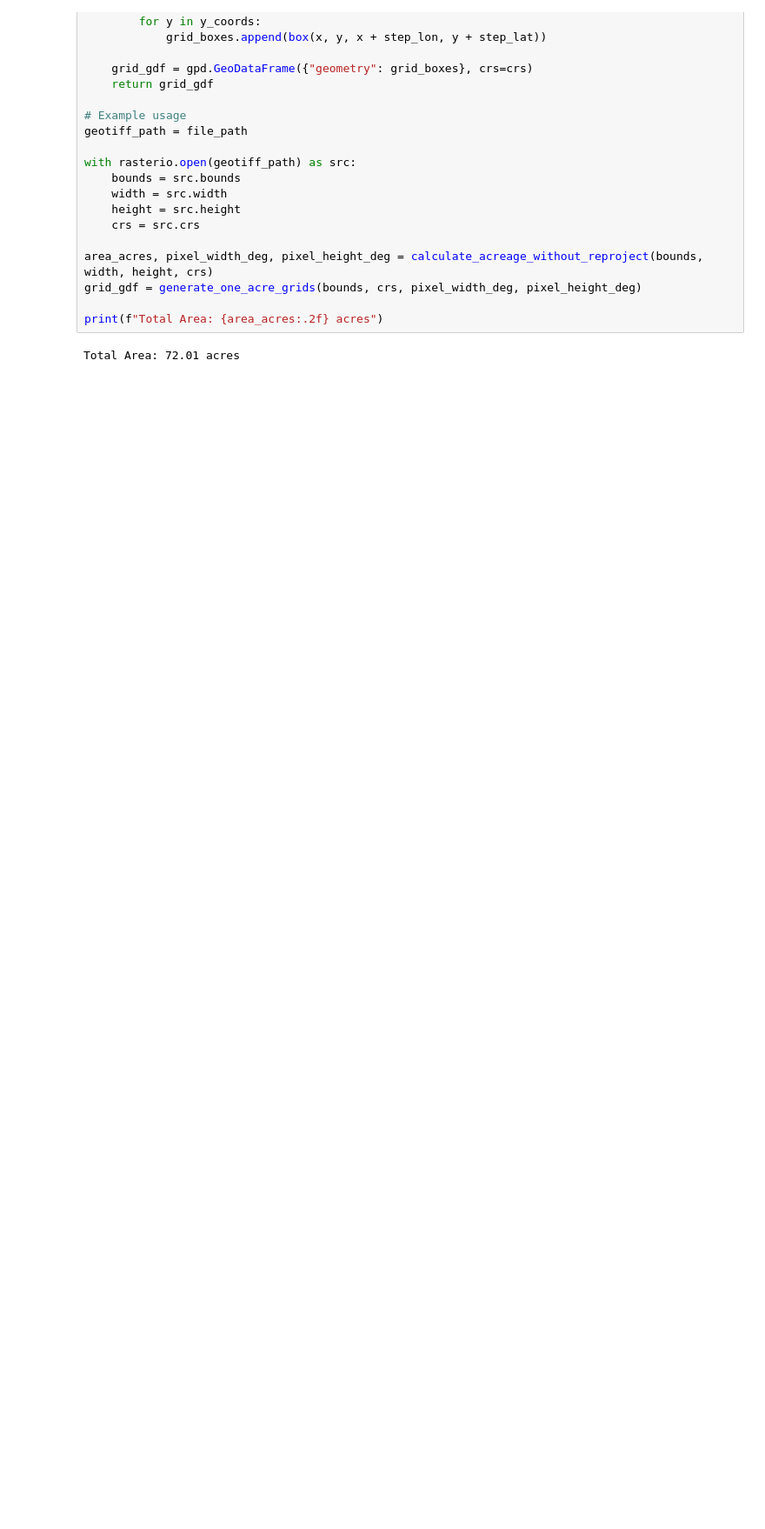
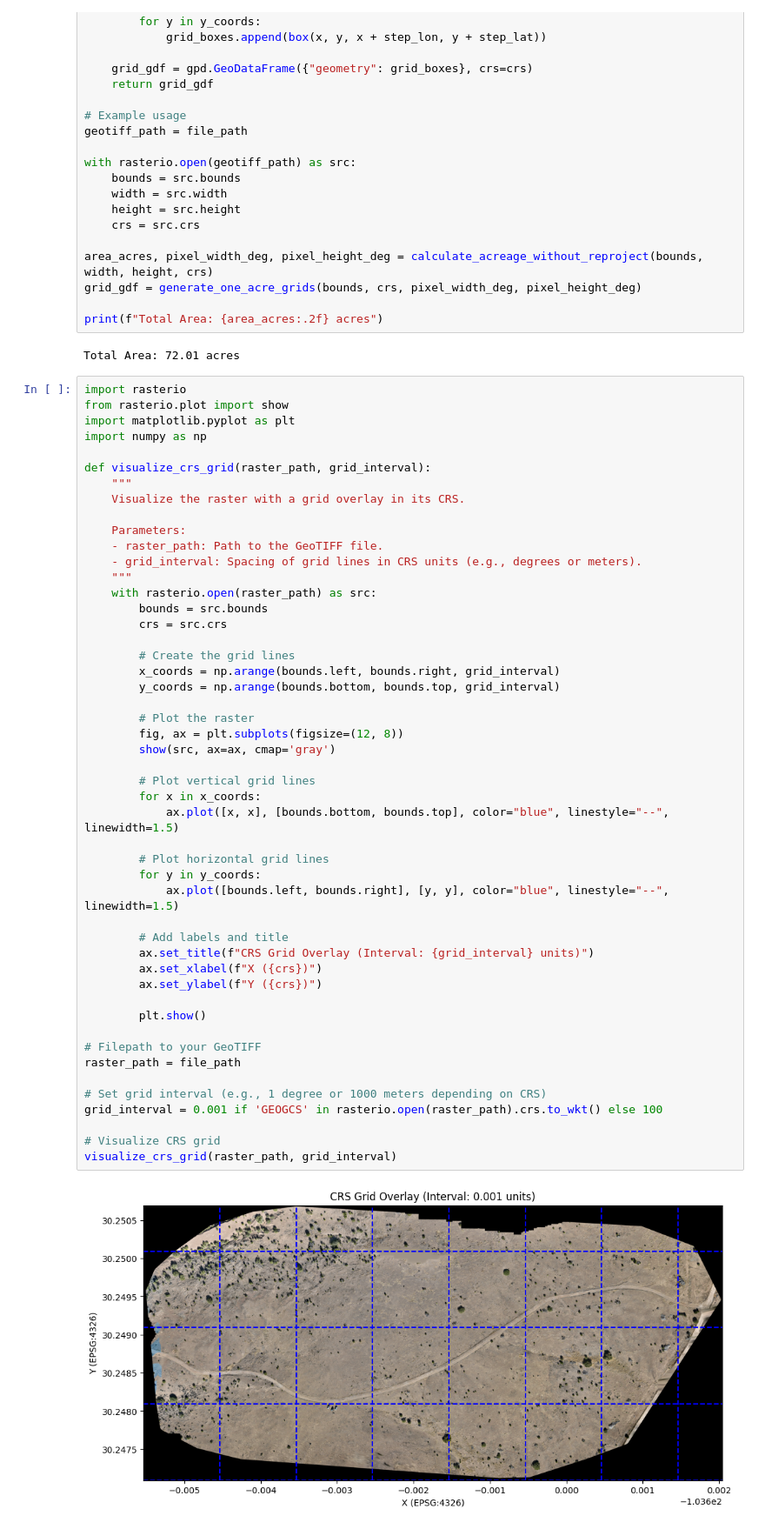
Before and after one commit to javelina-works/unsupervised-cv-search, a Jupyter notebook: content/notebooks/10_job_info.ipynb, the cells around one changed output. Shown at 87% size. Cells and saved outputs as stored; diff of their text form; blank space fills up the shorter version.

```diff
--- a/content/notebooks/10_job_info.ipynb
+++ b/content/notebooks/10_job_info.ipynb
@@ -100,4 +177,55 @@ grid_gdf = generate_one_acre_grids(bounds, crs, pixel_width_deg, pixel_height_de
 print(f"Total Area: {area_acres:.2f} acres")
 # %% [output]
 Total Area: 72.01 acres
+# %%
+import rasterio
+from rasterio.plot import show
+import matplotlib.pyplot as plt
+import numpy as np
+
+def visualize_crs_grid(raster_path, grid_interval):
+    """
+    Visualize the raster with a grid overlay in its CRS.
+
+    Parameters:
+    - raster_path: Path to the GeoTIFF file.
+    - grid_interval: Spacing of grid lines in CRS units (e.g., degrees or meters).
+    """
+    with rasterio.open(raster_path) as src:
+        bounds = src.bounds
+        crs = src.crs
+
+        # Create the grid lines
+        x_coords = np.arange(bounds.left, bounds.right, grid_interval)
+        y_coords = np.arange(bounds.bottom, bounds.top, grid_interval)
+
+        # Plot the raster
+        fig, ax = plt.subplots(figsize=(12, 8))
+        show(src, ax=ax, cmap='gray')
+
+        # Plot vertical grid lines
+        for x in x_coords:
+            ax.plot([x, x], [bounds.bottom, bounds.top], color="blue", linestyle="--", linewidth=1.5)
+
+        # Plot horizontal grid lines
+        for y in y_coords:
+            ax.plot([bounds.left, bounds.right], [y, y], color="blue", linestyle="--", linewidth=1.5)
+
+        # Add labels and title
+        ax.set_title(f"CRS Grid Overlay (Interval: {grid_interval} units)")
+        ax.set_xlabel(f"X ({crs})")
+        ax.set_ylabel(f"Y ({crs})")
+
+        plt.show()
+
+# Filepath to your GeoTIFF
+raster_path = file_path
+
+# Set grid interval (e.g., 1 degree or 1000 meters depending on CRS)
+grid_interval = 0.001 if 'GEOGCS' in rasterio.open(raster_path).crs.to_wkt() else 100
+
+# Visualize CRS grid
+visualize_crs_grid(raster_path, grid_interval)
+# %% [output]
+[figure, added]
 # %%
```
Also changed, not shown: parts of 6 cells of this notebook.
